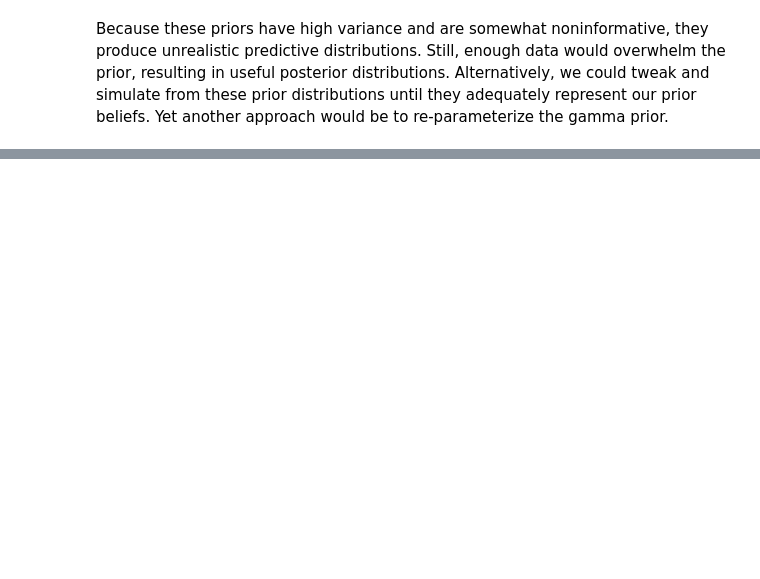
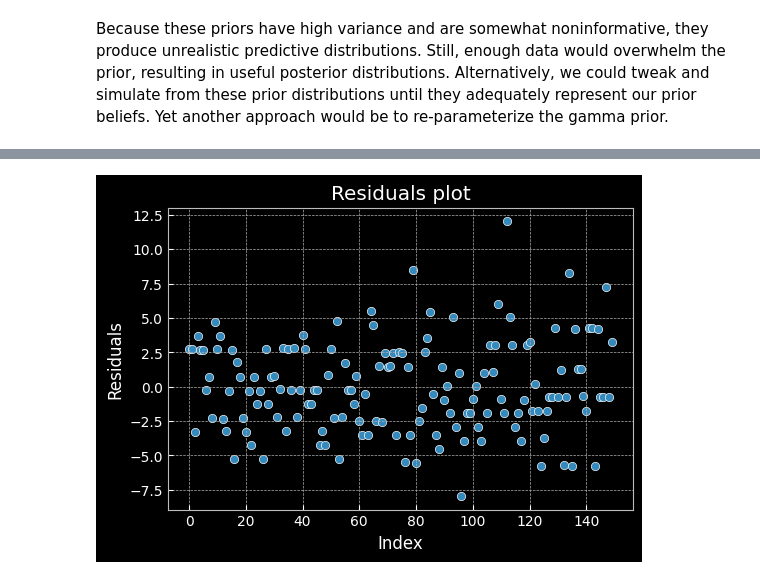
Before and after one commit to MikeS96/bayes_statististics, a Jupyter notebook: C2/L11A_hierarchical_modelling.ipynb, the cells around one changed output, grey strips where cells are left out. Saved outputs shown, nothing was run; the diff lists cells and outputs as text; code cells hidden in the pictures; blank space fills up the shorter version.

```diff
--- a/C2/L11A_hierarchical_modelling.ipynb
+++ b/C2/L11A_hierarchical_modelling.ipynb
@@ -166,0 +268,7 @@ Because these priors have high variance and are somewhat noninformative, they pr
+# %%
+with lr:
+    pm.set_data({'features': X.ravel()})
+    posterior = pm.sample_posterior_predictive(trace)
+
+y_pred = posterior['likelihood']
+print('The shape of the observations is: {}'.format(y_pred.shape))
@@ -166,0 +278,14 @@ Because these priors have high variance and are somewhat noninformative, they pr
+# %%
+# Plotting the predictions
+y_hat = np.mean(y_pred, axis=0).ravel()
+y_std = y_pred.std(axis=0).ravel()
+res = Y - y_hat
+
+# Plotting residuals
+sns.scatterplot(np.arange(res.shape[0]), res, x="Index", y="Residuals")
+plt.title('Residuals plot')
+plt.xlabel('Index')
+plt.ylabel('Residuals')
+plt.show()
+# %% [output]
+[figure, added]
```
Also changed, not shown: parts of 43 cells of this notebook.
